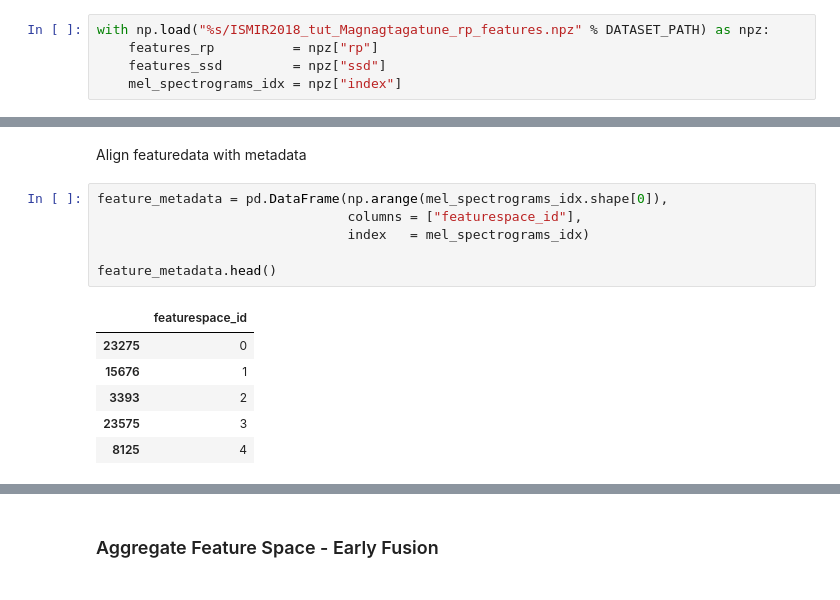
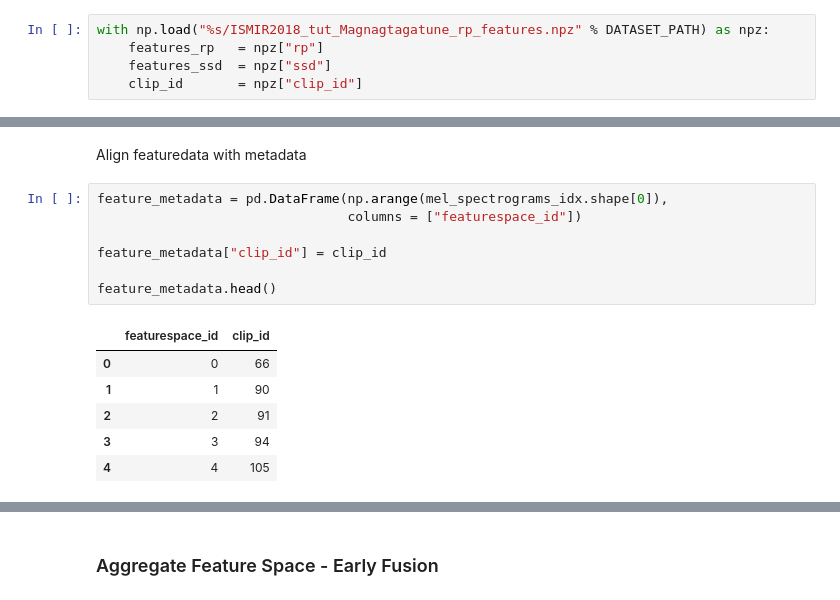
Before and after one commit to slychief/ismir2018_tutorial, a Jupyter notebook: Part 3a - Distance Based Search.ipynb, the cells around one changed output, grey strips where cells are left out. Saved outputs shown, nothing was run; the diff lists cells and outputs as text.

```diff
--- a/Part 3a - Distance Based Search.ipynb
+++ b/Part 3a - Distance Based Search.ipynb
@@ -49,9 +45,9 @@ AUTIO_ROOT_PATH = "%s/mp3_full" % DATASET_PATH
 ## Load Feature Data
 # %%
 with np.load("%s/ISMIR2018_tut_Magnagtagatune_rp_features.npz" % DATASET_PATH) as npz:
-    features_rp          = npz["rp"]
-    features_ssd         = npz["ssd"]
-    mel_spectrograms_idx = npz["index"]
+    features_rp   = npz["rp"]
+    features_ssd  = npz["ssd"]
+    clip_id       = npz["clip_id"]
 # %% [markdown]
 ## Load Metadata
 # %%
@@ -68,15 +64,16 @@ metadata.head()
 Align featuredata with metadata
 # %%
 feature_metadata = pd.DataFrame(np.arange(mel_spectrograms_idx.shape[0]),
-                                columns = ["featurespace_id"],
-                                index   = mel_spectrograms_idx)
+                                columns = ["featurespace_id"])
+
+feature_metadata["clip_id"] = clip_id
 
 feature_metadata.head()
 # %% [output]
-|  | featurespace_id |
-| 23275 | 0 |
-| 15676 | 1 |
-| 3393 | 2 |
-| 23575 | 3 |
-| 8125 | 4 |
+|  | featurespace_id | clip_id |
+| 0 | 0 | 66 |
+| 1 | 1 | 90 |
+| 2 | 2 | 91 |
+| 3 | 3 | 94 |
+| 4 | 4 | 105 |
 # %%
```
Also changed, not shown: parts of 32 cells of this notebook.
